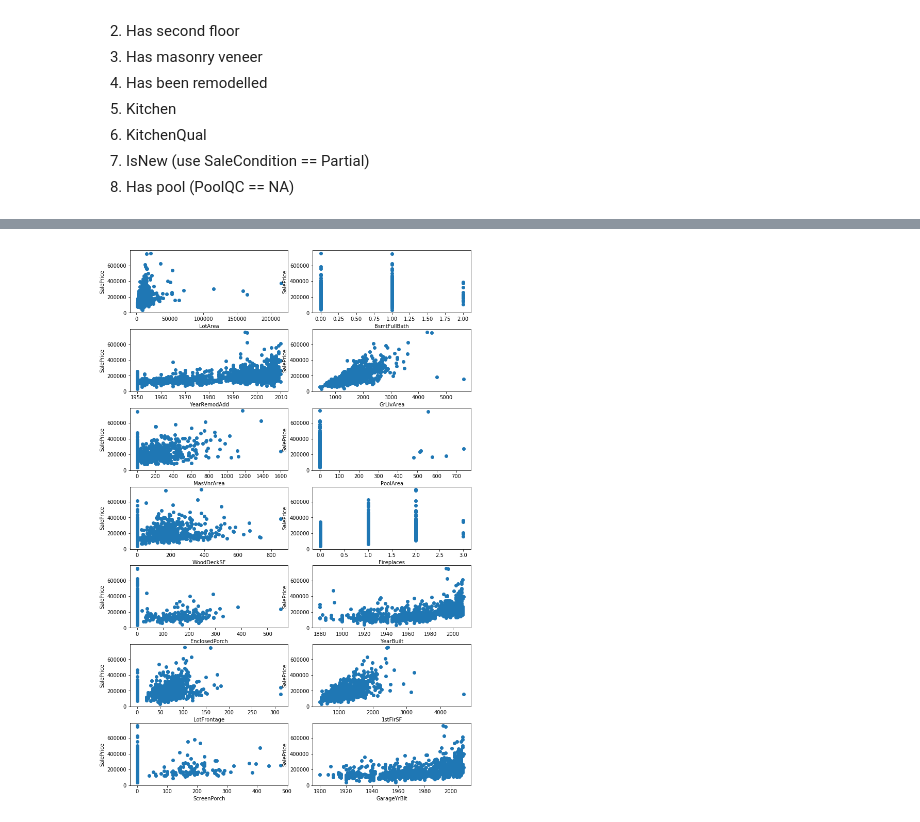
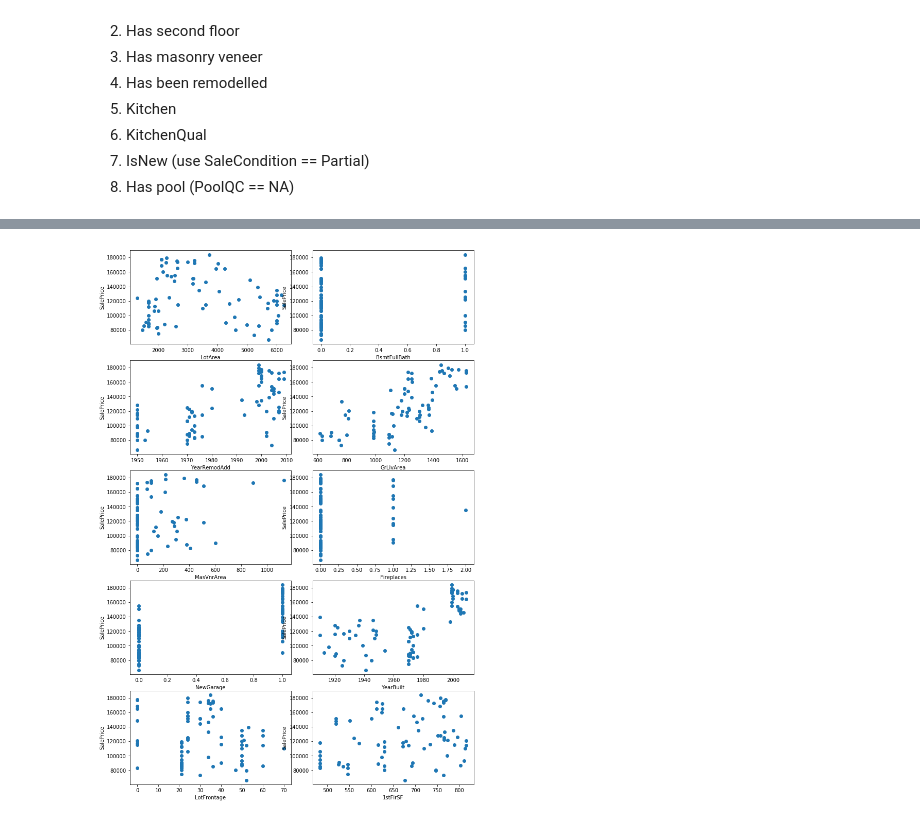
Before and after one commit to cb-ds-1/m3-3-engineering-regression, a Jupyter notebook: workshop.ipynb, the cells around one changed output, grey strips where cells are left out. Cells and saved outputs as stored; diff of their text form; code cells hidden in the pictures.

```diff
--- a/workshop.ipynb
+++ b/workshop.ipynb
@@ -697,7 +697,7 @@ Here are the features you can use (or engineer into new features!) for your `X`
 import pandas as pd
 
 hs = pd.read_csv('data/house_price.csv')
-hs['HasGarage'] = hs.GarageQual.apply(lambda row: 0. if row == np.nan else 1.)
+hs['NewGarage'] = (hs.GarageYrBlt > hs['GarageYrBlt'].describe()['50%']).astype(int)
 continuous_vars = [
     'LotFrontage',
     'LotArea',
@@ -713,7 +713,6 @@ continuous_vars = [
     '2ndFlrSF',
     '1stFlrSF',
     'Fireplaces',
-    'GarageYrBlt',
     'WoodDeckSF',
     'OpenPorchSF',
     'EnclosedPorch',
@@ -723,6 +722,7 @@ continuous_vars = [
     'MiscVal',
     'MoSold',
     'YrSold',
+    'NewGarage'
 ]
 boolean_vars = [
     'CentralAir',
@@ -731,6 +731,4 @@ boolean_vars = [
 ]
 quanlitative_vars = list(set(hs.columns) - set(continuous_vars) - set(boolean_vars))
 y = hs.SalePrice
-conths = hs[continuous_vars]
-conths = conths.fillna(0.)
-conths
+# hs['GarageYrBlt'].describe()['50%']
@@ -759,6 +743,10 @@ Possible new features:
 7. IsNew (use SaleCondition == Partial)
 8. Has pool (PoolQC == NA)
 # %%
+"""
+These are variables we exclude from our initial list of predictors to consider
+after looking at their distributions, and the relevance of their outliers
+"""
 exclude_vars = [
     'HalfBath',
     'FullBath',
@@ -769,19 +757,23 @@ exclude_vars = [
     'MoSold',
     'LowQualFinSF',
     '2ndFlrSF',
-    'OpenPorchSF'
+    'OpenPorchSF',
+    'PoolArea',
+    'GarageYrBlt',
+    'WoodDeckSF',
+    'ScreenPorch',
+    'EnclosedPorch'
 ]
 using_cols = list(set(continuous_vars) - set(exclude_vars))
 hs = hs.fillna(0.)
 hs = hs[hs['GarageYrBlt'] > 0]
-hs = hs[hs['GarageYrBlt'] > 0]
-hs = hs[hs['GarageYrBlt'] > 0]
-hs = hs[hs['GarageYrBlt'] > 0]
-hs.PoolArea = hs.PoolArea.apply(lambda x: 1 if x > 0 else 0)
-conths = hs[continuous_vars]
-x = conths[using_cols]
+hs = hs[hs['LotArea'] <= hs['LotArea'].describe()['75%']]
+hs = hs[hs['1stFlrSF'] <= hs['1stFlrSF'].describe()['75%']]
+# hs = hs[hs['YearRemodAdd'] > 0]
+conths = hs[using_cols]
+x = sm.add_constant(conths[using_cols])
 y = hs.SalePrice
-est = sm.OLS(y, sm.add_constant(x)).fit()
+est = sm.OLS(y, x).fit()
 est.summary()
 # %% [output]
 OLS Regression Results
@@ -821,31 +809,24 @@ strong multicollinearity or other numerical problems.
 # %%
 from matplotlib.pyplot import figure
 from sklearn.preprocessing import PolynomialFeatures
 import numpy as np
 
 def divide_chunks(l, n):
     for i in range(0, len(l), n):
         yield l[i:i + n]
 
 
 features = list(divide_chunks(using_cols, 2))
 fig, axs = plt.subplots(len(features), len(features[0]),figsize=(10.,15.))
 fig.tight_layout()
 for i in range(len(features)):
     row = features[i]
     for j in range(len(row)):
         feature = row[j]
-        x = df[feature]
-        axs[i][j].scatter(x=x,y=y)
-        poly_reg_s = PolynomialFeatures(degree=2)
-        x = sm.add_constant(x)
-        xp = poly_reg_s.fit_transform(x)
-        est = sm.OLS(y, xp).fit()
-        y_hat = est.predict(xp)
-        axs[i][j].plot(x=x,y=y_hat)
+        xp = conths[feature]
+        axs[i][j].scatter(x=xp,y=y)
         axs[i][j].set_ylabel('SalePrice')
         axs[i][j].set_xlabel(feature)
-
 plt.show()
 # %% [output]
-[figure, old version]
+[figure, new version]
```
Also changed, not shown: parts of 13 cells of this notebook.
